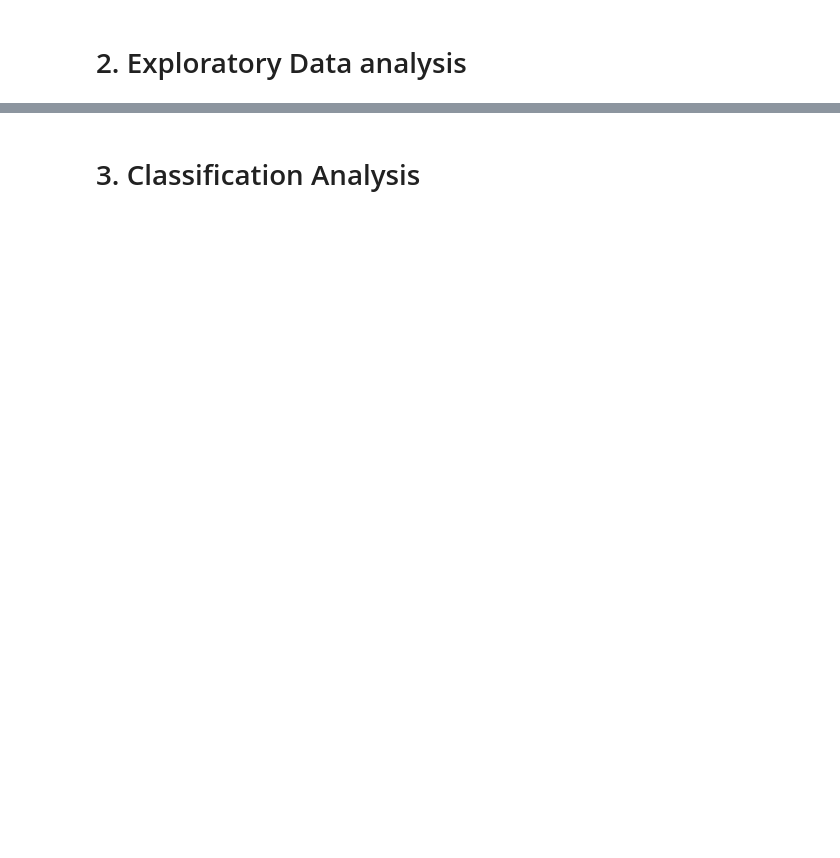
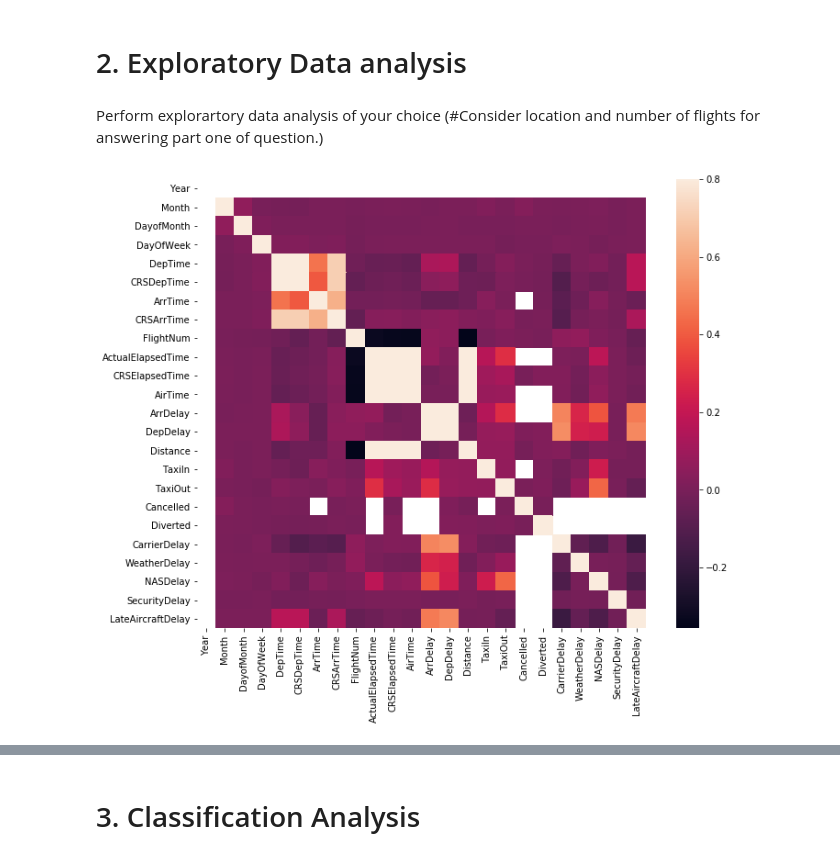
Before and after one commit to mcelwee/AI4ALL-Geospatial-Analysis, a Jupyter notebook: Delayed Flight Data.ipynb, the cells around one changed output, grey strips where cells are left out. Cells and saved outputs as stored; diff of their text form; code cells hidden in the pictures; blank space fills up the shorter version.

```diff
--- a/Delayed Flight Data.ipynb
+++ b/Delayed Flight Data.ipynb
@@ -50,5 +50,5 @@ from pandas import read_csv
 # %%
 # Reading and showing head data
 
-data = read_csv("../input/DelayedFlights.csv")
-flights.head()
+data = read_csv("./DelayedFlights.csv")
+data.head()
@@ -54,0 +63,2 @@ flights.head()
+# %%
+data = data.drop("Unnamed: 0",1)
@@ -58,0 +77,2 @@ Perform explorartory data analysis of your choice (#Consider location and number
+# %% [markdown]
+Perform explorartory data analysis of your choice (#Consider location and number of flights for answering part one of question.)
@@ -58,0 +82,8 @@ Perform explorartory data analysis of your choice (#Consider location and number
+# %%
+corrmat = data.corr()
+# %%
+f, ax = plt.subplots(figsize=(12, 9))
+sns.heatmap(corrmat, vmax=.8, square=True);
+plt.show()
+# %% [output]
+[figure, added]
```
Also changed, not shown: parts of 21 cells of this notebook.
